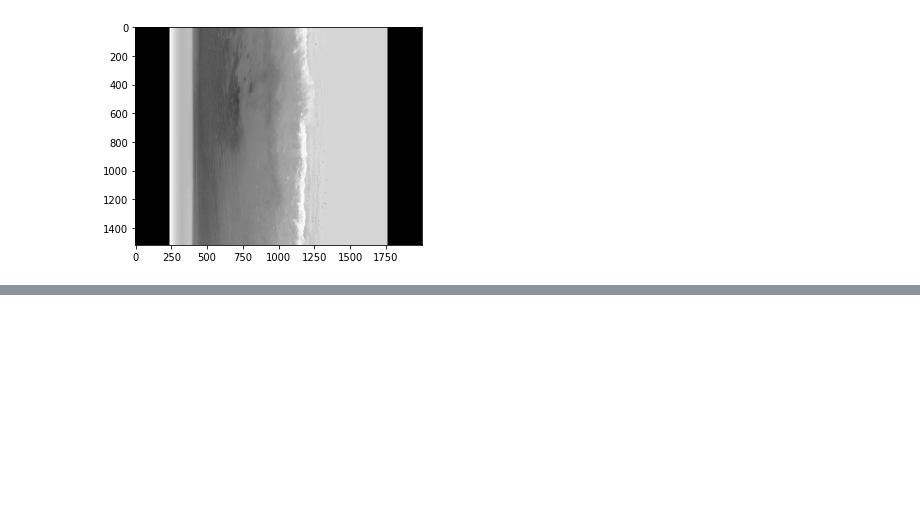
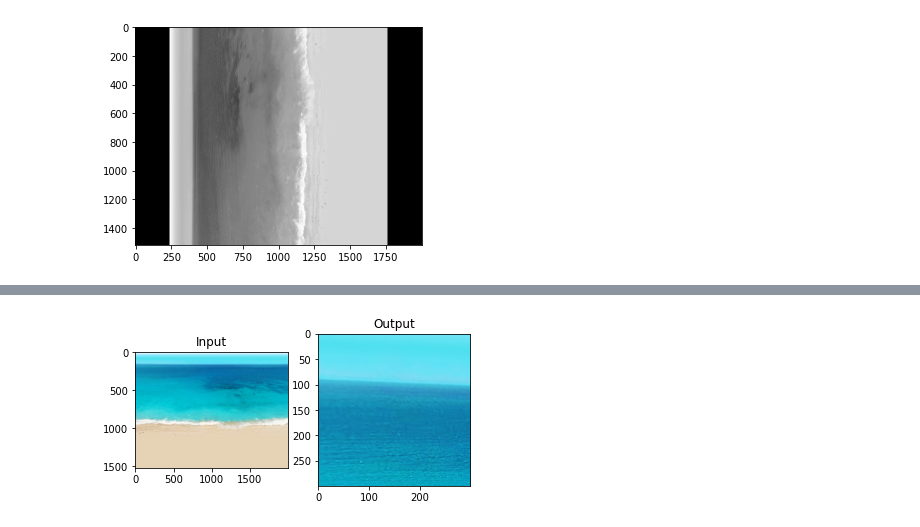
Before and after one commit to waltermayor/DigitalImageProcessing_colab, a Jupyter notebook: TransformacionesGeome.ipynb, the cells around one changed output, grey strips where cells are left out. Saved outputs shown, nothing was run; the diff lists cells and outputs as text; code cells hidden in the pictures; blank space fills up the shorter version.

```diff
--- a/TransformacionesGeome.ipynb
+++ b/TransformacionesGeome.ipynb
@@ -88,14 +135,17 @@ plt.show()
 # %%
-img = cv2.imread('sudokusmall.png')
+img = cv2.imread('playa.jpg',cv2.IMREAD_COLOR)
+img=cv2.cvtColor(img,cv2.COLOR_BGR2RGB)
 rows,cols,ch = img.shape
 
 pts1 = np.float32([[56,65],[368,52],[28,387],[389,390]])
 pts2 = np.float32([[0,0],[300,0],[0,300],[300,300]])
 
 M = cv2.getPerspectiveTransform(pts1,pts2)
 
 dst = cv2.warpPerspective(img,M,(300,300))
 
 plt.subplot(121),plt.imshow(img),plt.title('Input')
 plt.subplot(122),plt.imshow(dst),plt.title('Output')
 plt.show()
+# %% [output]
+[figure, added]
```
Also changed, not shown: parts of 11 cells of this notebook.
